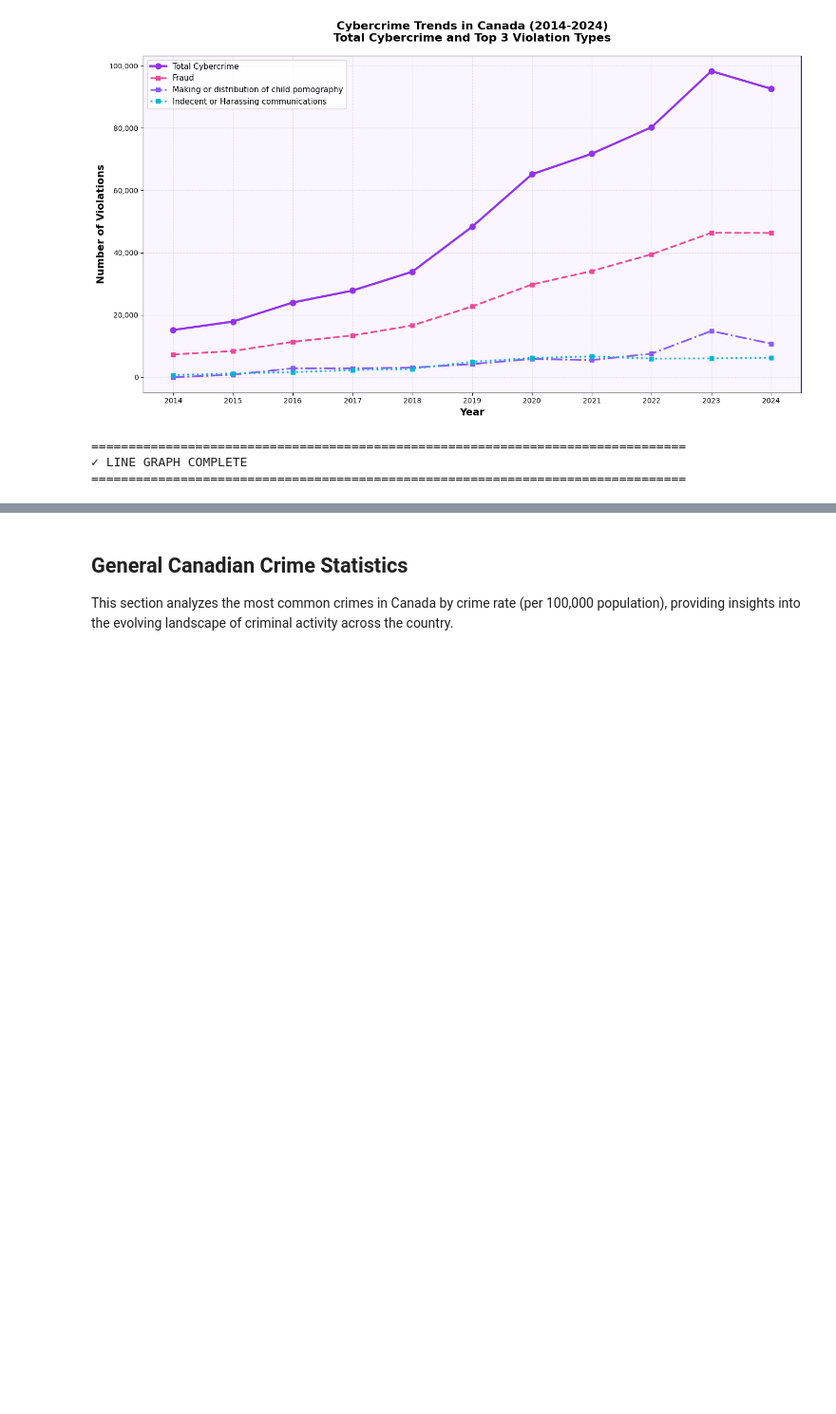
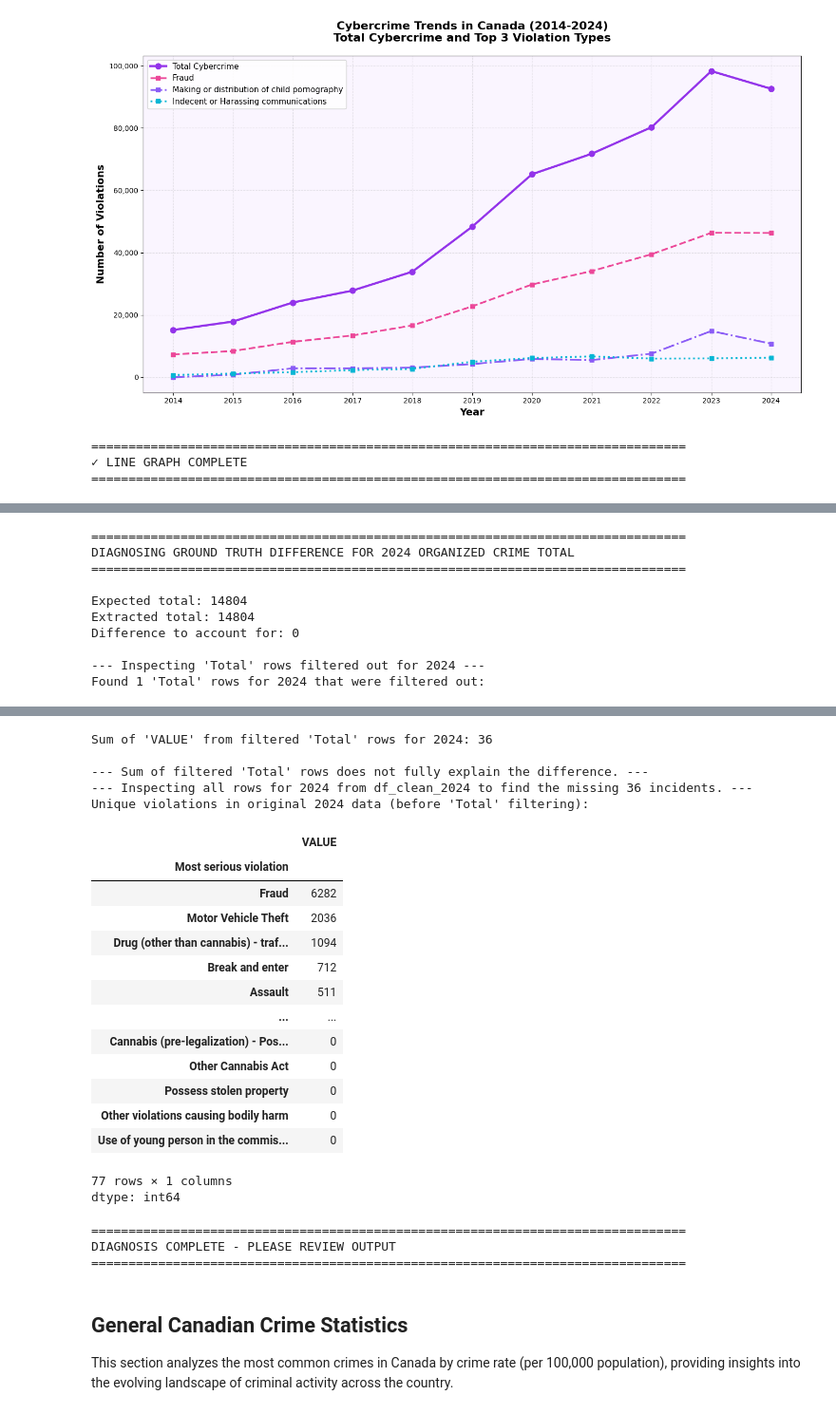
Before and after one commit to tonHS/Canadian-Crime-Trends, a Jupyter notebook: MVP2_Validation_3.ipynb, the cells around one changed output, grey strips where cells are left out. Shown at 95% size. Cells and saved outputs as stored; diff of their text form; code cells hidden in the pictures; blank space fills up the shorter version.

```diff
--- a/MVP2_Validation_3.ipynb
+++ b/MVP2_Validation_3.ipynb
@@ -1037,0 +1486,53 @@ CREATING CYBERCRIME LINE GRAPH VISUALIZATION
+# %%
+# Diagnose Ground Truth Discrepancy for Total Organized Crime Incidents (2024)
+print("""================================================================================
+DIAGNOSING GROUND TRUTH DIFFERENCE FOR 2024 ORGANIZED CRIME TOTAL
+================================================================================
+""")
+
+diff_to_investigate = 14804 - df_violations[df_violations['Year'] == 2024][value_col].sum()
+print(f"Expected total: 14804")
+print(f"Extracted total: {df_violations[df_violations['Year'] == 2024][value_col].sum()}")
+print(f"Difference to account for: {diff_to_investigate}")
+
+
+print("\n--- Inspecting 'Total' rows filtered out for 2024 ---")
+# Recreate df_clean state for 2024 before filtering 'Total' rows
+df_clean_2024 = df.copy()
+df_clean_2024['Year'] = df_clean_2024['REF_DATE'].astype(int)
+df_clean_2024 = df_clean_2024[df_clean_2024['Year'] == 2024]
+df_clean_2024 = df_clean_2024[df_clean_2024[value_col].notna()]
+
+# Identify rows containing 'Total' that were filtered out
+total_rows_2024 = df_clean_2024[df_clean_2024[violation_col].str.contains('Total', case=False, na=False)]
+
+if not total_rows_2024.empty:
+    print(f"Found {len(total_rows_2024)} 'Total' rows for 2024 that were filtered out:")
+    display(total_rows_2024)
+    print(f"Sum of 'VALUE' from filtered 'Total' rows for 2024: {total_rows_2024[value_col].sum()}")
+else:
+    print("No 'Total' rows found for 2024 in the cleaned data before specific violation filtering.")
+
+# Further inspect individual violations if the sum of filtered 'Total' rows doesn't explain the difference
+if total_rows_2024[value_col].sum() != diff_to_investigate:
+    print("\n--- Sum of filtered 'Total' rows does not fully explain the difference. ---")
+    print("--- Inspecting all rows for 2024 from df_clean_2024 to find the missing 36 incidents. ---")
+    # Display all unique violations and their sums for 2024 from the raw filtered data
+    print("Unique violations in original 2024 data (before 'Total' filtering):")
+    display(df_clean_2024.groupby(violation_col)[value_col].sum().sort_values(ascending=False))
+
+print("""================================================================================
+DIAGNOSIS COMPLETE - PLEASE REVIEW OUTPUT
+================================================================================
+""")
+# %% [output]
+================================================================================
+DIAGNOSING GROUND TRUTH DIFFERENCE FOR 2024 ORGANIZED CRIME TOTAL
+================================================================================
+
+Expected total: 14804
+Extracted total: 14804
+Difference to account for: 0
+
+--- Inspecting 'Total' rows filtered out for 2024 ---
+Found 1 'Total' rows for 2024 that were filtered out:
@@ -1038,3 +1541,26 @@ CREATING CYBERCRIME LINE GRAPH VISUALIZATION
+Sum of 'VALUE' from filtered 'Total' rows for 2024: 36
+
+--- Sum of filtered 'Total' rows does not fully explain the difference. ---
+--- Inspecting all rows for 2024 from df_clean_2024 to find the missing 36 incidents. ---
+Unique violations in original 2024 data (before 'Total' filtering):
+|  | VALUE |
+| Most serious violation |  |
+| Fraud | 6282 |
+| Motor Vehicle Theft | 2036 |
+| Drug (other than cannabis) - traf... | 1094 |
+| Break and enter | 712 |
+| Assault | 511 |
+| ... | ... |
+| Cannabis (pre-legalization) - Pos... | 0 |
+| Other Cannabis Act | 0 |
+| Possess stolen property | 0 |
+| Other violations causing bodily harm | 0 |
+| Use of young person in the commis... | 0 |
+77 rows × 1 columns
+dtype: int64
+================================================================================
+DIAGNOSIS COMPLETE - PLEASE REVIEW OUTPUT
+================================================================================
 # %% [markdown]
 ## General Canadian Crime Statistics
 
```
Also changed, not shown: parts of 8 cells of this notebook.
